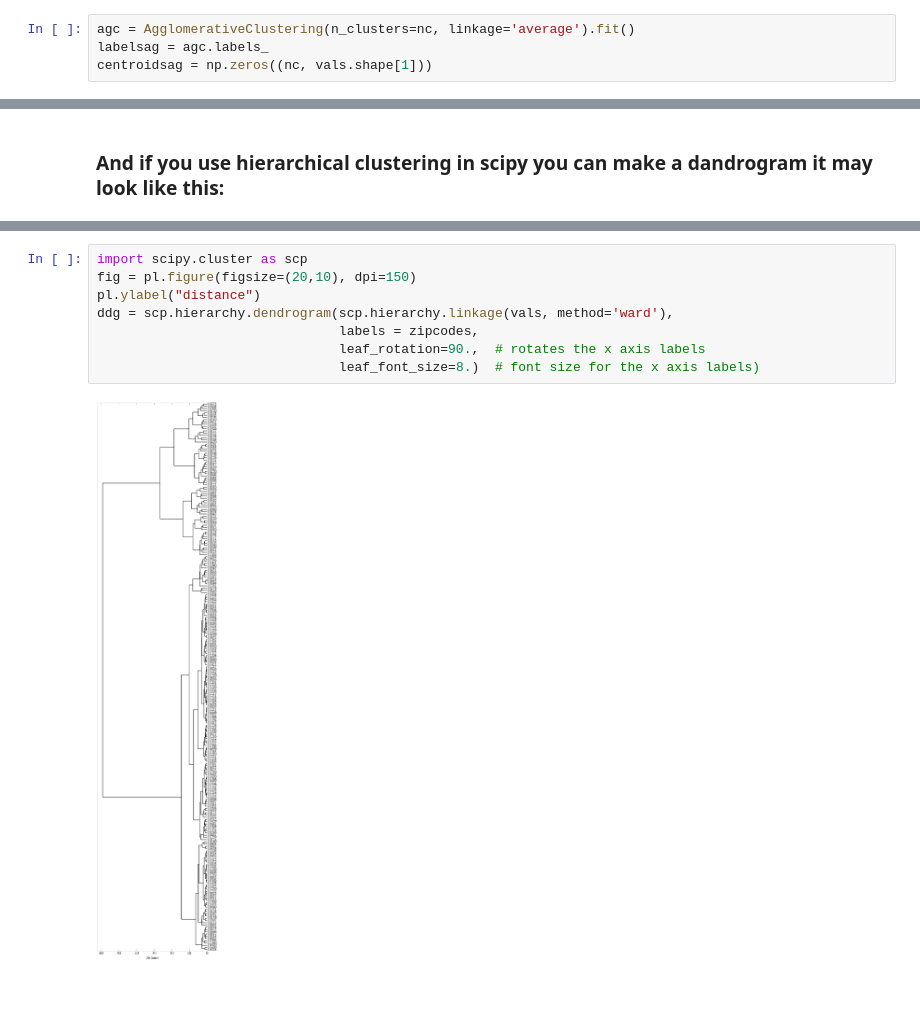
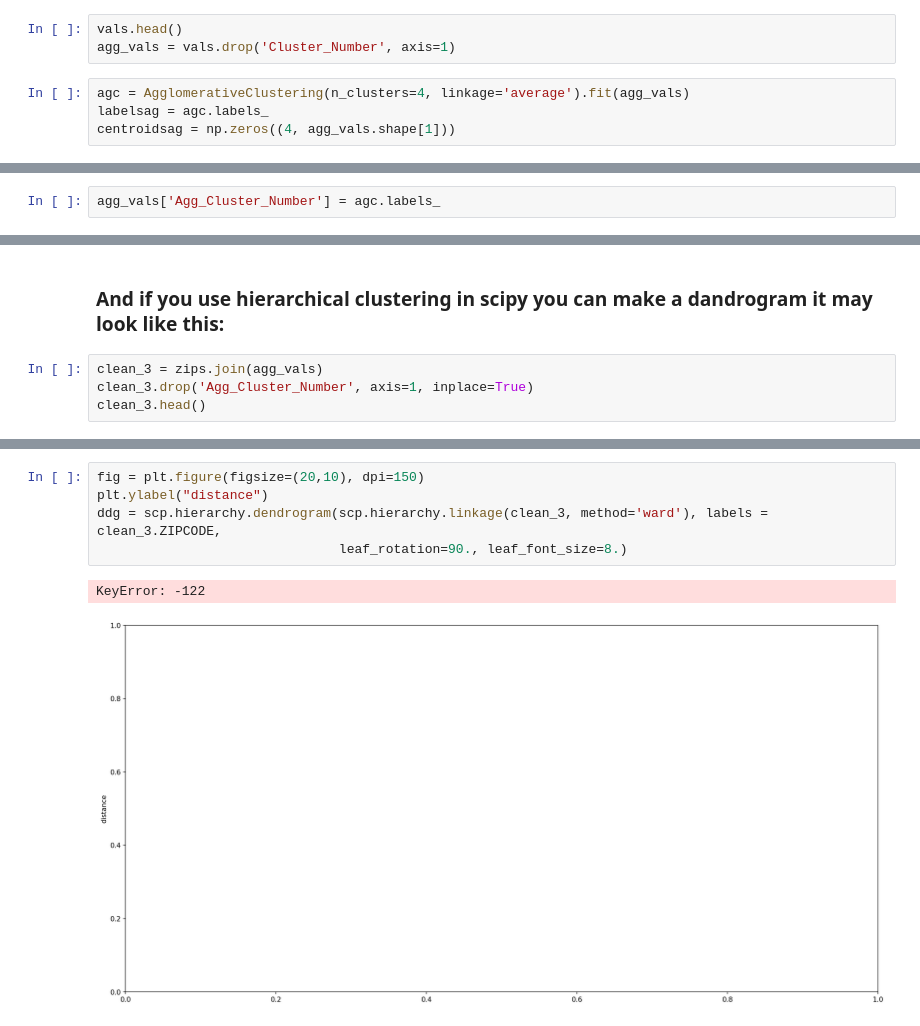
Before and after one commit to timurmukhtarov/PUI2018_tm1722, a Jupyter notebook: HW12_tm1722/HW11_Assignment1_instructions.ipynb, the cells around one changed output, grey strips where cells are left out. Cells and saved outputs as stored; diff of their text form; blank space fills up the shorter version.

```diff
--- a/HW12_tm1722/HW11_Assignment1_instructions.ipynb
+++ b/HW12_tm1722/HW11_Assignment1_instructions.ipynb
@@ -406,4 +402,7 @@ As figures 3, 5, 7 for hierarchical agglomerative clustering in 7 clusters, with
+# %%
+vals.head()
+agg_vals = vals.drop('Cluster_Number', axis=1)
 # %%
-agc = AgglomerativeClustering(n_clusters=nc, linkage='average').fit()
+agc = AgglomerativeClustering(n_clusters=4, linkage='average').fit(agg_vals)
 labelsag = agc.labels_
-centroidsag = np.zeros((nc, vals.shape[1]))
+centroidsag = np.zeros((4, agg_vals.shape[1]))
@@ -409,0 +422,2 @@ centroidsag = np.zeros((nc, vals.shape[1]))
+# %%
+agg_vals['Agg_Cluster_Number'] = agc.labels_
@@ -410,2 +481,6 @@ centroidsag = np.zeros((nc, vals.shape[1]))
 # %% [markdown]
 ### And if you use hierarchical clustering in scipy you can make a dandrogram it may look like this:
+# %%
+clean_3 = zips.join(agg_vals)
+clean_3.drop('Agg_Cluster_Number', axis=1, inplace=True)
+clean_3.head()
@@ -412,12 +495,10 @@ centroidsag = np.zeros((nc, vals.shape[1]))
 # %%
-import scipy.cluster as scp
-fig = pl.figure(figsize=(20,10), dpi=150)
-pl.ylabel("distance")
-ddg = scp.hierarchy.dendrogram(scp.hierarchy.linkage(vals, method='ward'),
-                               labels = zipcodes,
-                               leaf_rotation=90.,  # rotates the x axis labels
-                               leaf_font_size=8.)  # font size for the x axis labels)
+fig = plt.figure(figsize=(20,10), dpi=150)
+plt.ylabel("distance")
+ddg = scp.hierarchy.dendrogram(scp.hierarchy.linkage(clean_3, method='ward'), labels = clean_3.ZIPCODE,
+                               leaf_rotation=90., leaf_font_size=8.)
 # %% [output]
+KeyError: -122
-[figure, old version]
+[figure, new version]
 # %%
 !pwd
```
Also changed, not shown: parts of 41 cells of this notebook.
